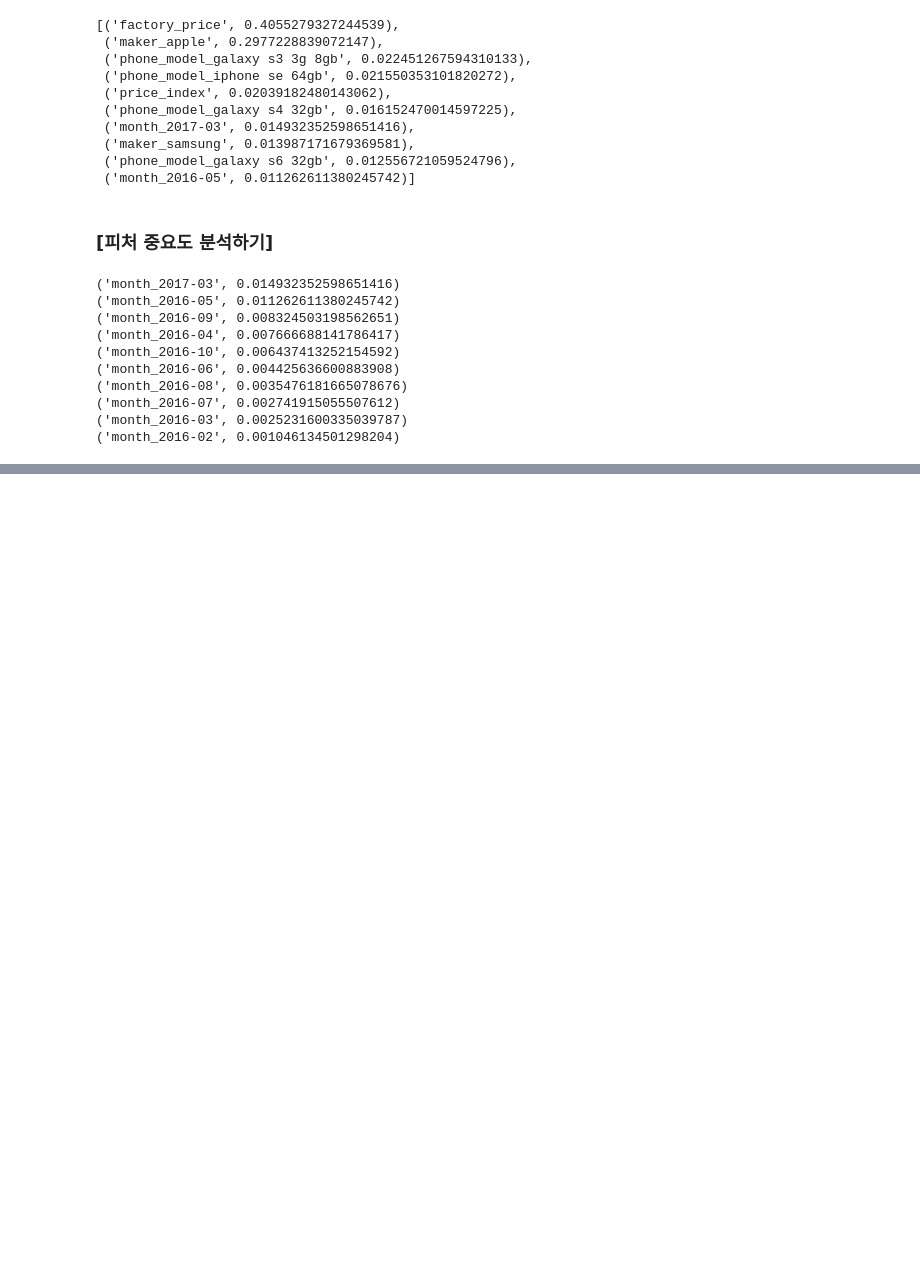
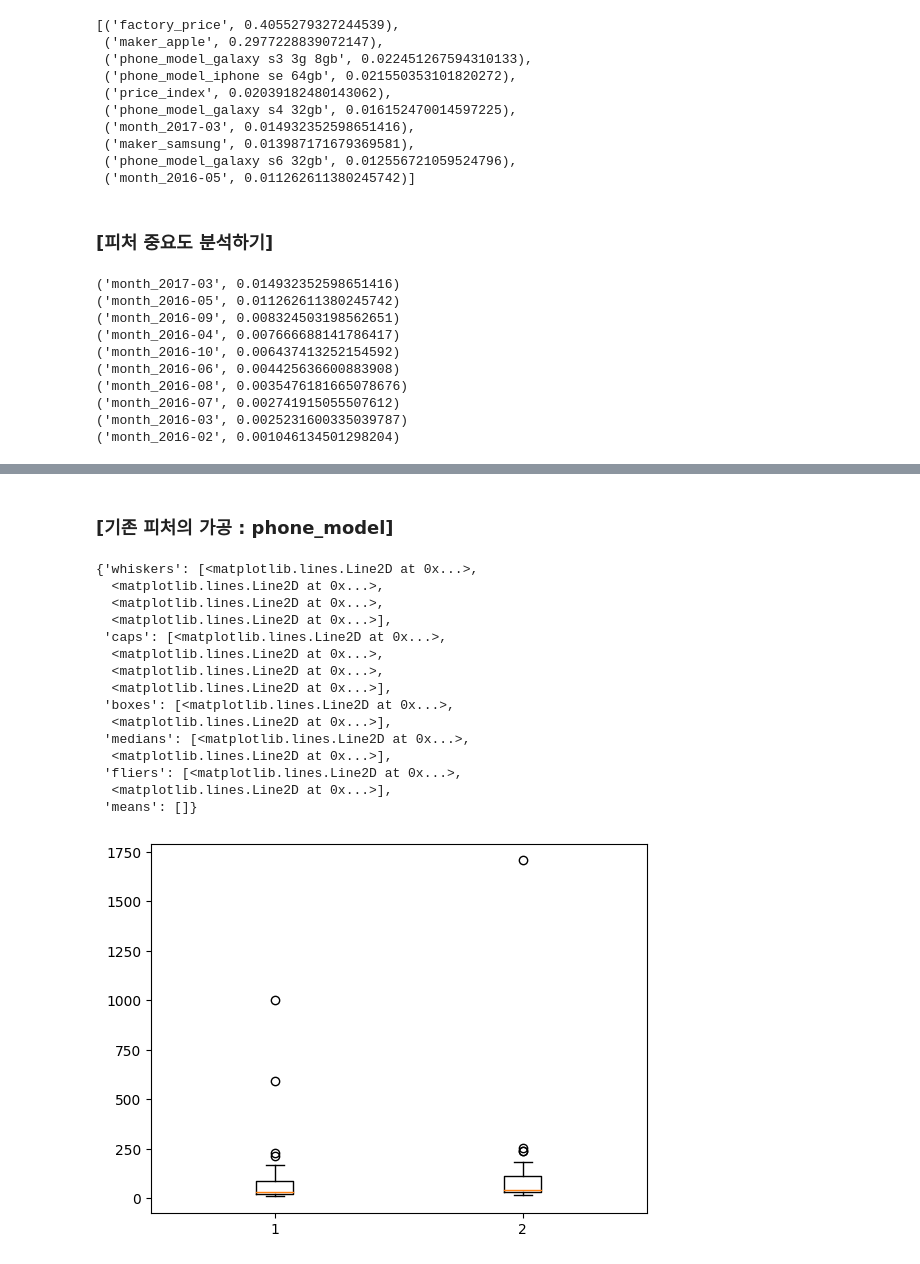
Before and after one commit to wikwanggy/Data.python, a Jupyter notebook: ipynb/ch05-1.ipynb, the cells around one changed output, grey strips where cells are left out. Drawn from its saved outputs; the diff is of its cells as text; code cells hidden in the pictures; blank space fills up the shorter version.

```diff
--- a/ipynb/ch05-1.ipynb
+++ b/ipynb/ch05-1.ipynb
@@ -259,0 +271,8 @@ KeyError: "['create_time_score'] not in index"
+# %%
+# 기존 피처의 가공 : phone_model
+# phone_model 피처에서 저장 용량(phone_model_storage) 피처를 추출합니다
+df['phone_model_storage'] = df['phone_model'].apply(lambda x: x.split(" ")[1])
+
+# phone_model 피처에서 기종 세부명(phone_model_detail) 피처를 추출합니다.
+df['phone_model_detail'] = df['phone_model'].apply(lambda x: ''.join(x.split(" ")[:-1]))
+df[['phone_model_storage','phone_model_detail']].head()
@@ -259,0 +286,31 @@ KeyError: "['create_time_score'] not in index"
+# %% [markdown]
+### [기존 피처의 가공 : phone_model]
+# %%
+# phone_model 피처의 기종별 거래 데이터 개수를 집계합니다.
+model_counts = df['phone_model'].value_counts()
+
+# phone_model_detail 피처의 기종별 거래 데이터 개수를 집계합니다.
+model_detail_counts = df['phone_model_detail'].value_counts()
+data = [model_counts, model_detail_counts]
+
+# 두 피처 간의 기종별 거래 데이터 개수를 비교합니다
+mpl_fig = plt.figure()
+ax = mpl_fig.add_subplot(111)
+ax.boxplot(data)
+# %% [output]
+{'whiskers': [<matplotlib.lines.Line2D at 0x...>,
+  <matplotlib.lines.Line2D at 0x...>,
+  <matplotlib.lines.Line2D at 0x...>,
+  <matplotlib.lines.Line2D at 0x...>],
+ 'caps': [<matplotlib.lines.Line2D at 0x...>,
+  <matplotlib.lines.Line2D at 0x...>,
+  <matplotlib.lines.Line2D at 0x...>,
+  <matplotlib.lines.Line2D at 0x...>],
+ 'boxes': [<matplotlib.lines.Line2D at 0x...>,
+  <matplotlib.lines.Line2D at 0x...>],
+ 'medians': [<matplotlib.lines.Line2D at 0x...>,
+  <matplotlib.lines.Line2D at 0x...>],
+ 'fliers': [<matplotlib.lines.Line2D at 0x...>,
+  <matplotlib.lines.Line2D at 0x...>],
+ 'means': []}
+[figure, added]
```
Also changed, not shown: parts of 5 cells of this notebook, 2 other files.
